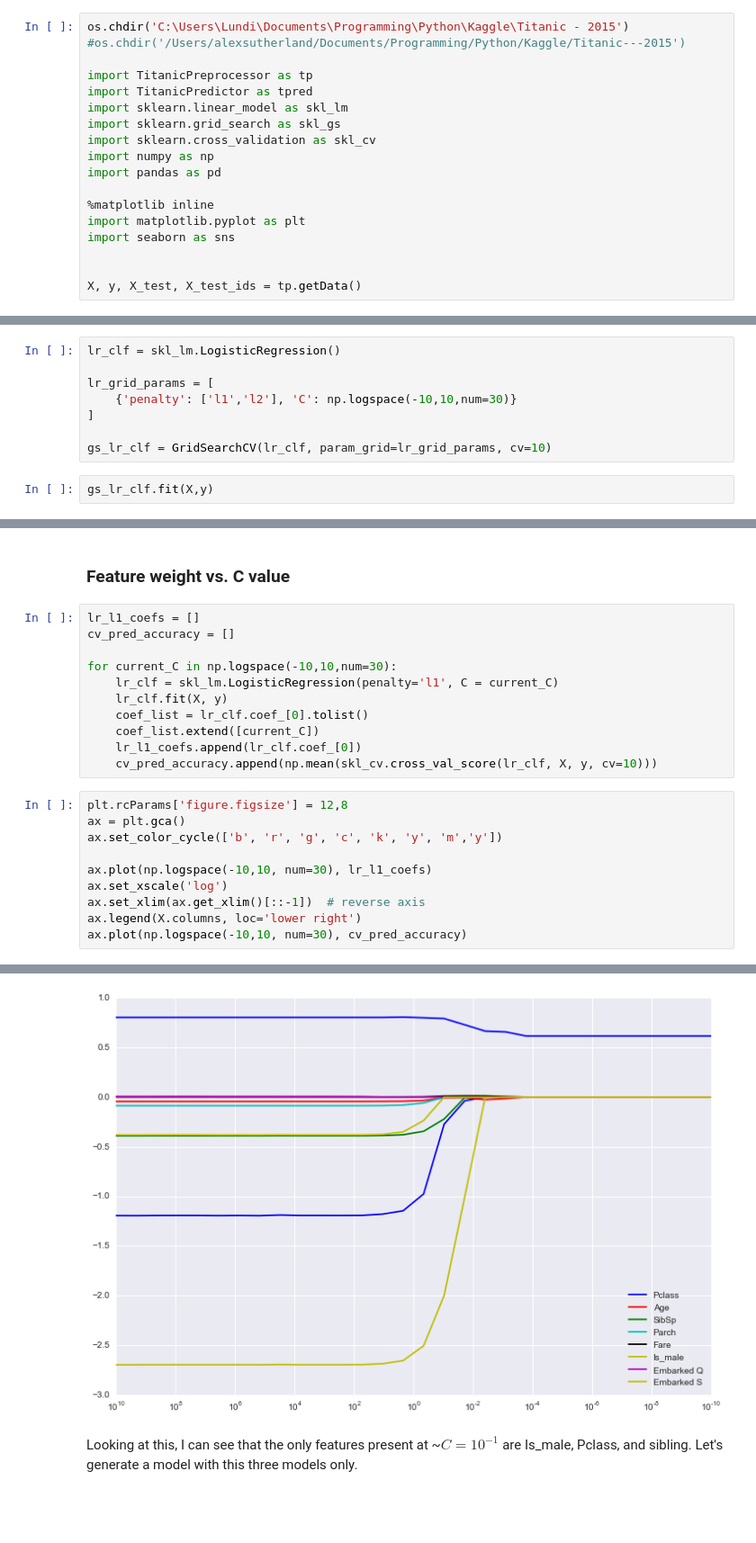
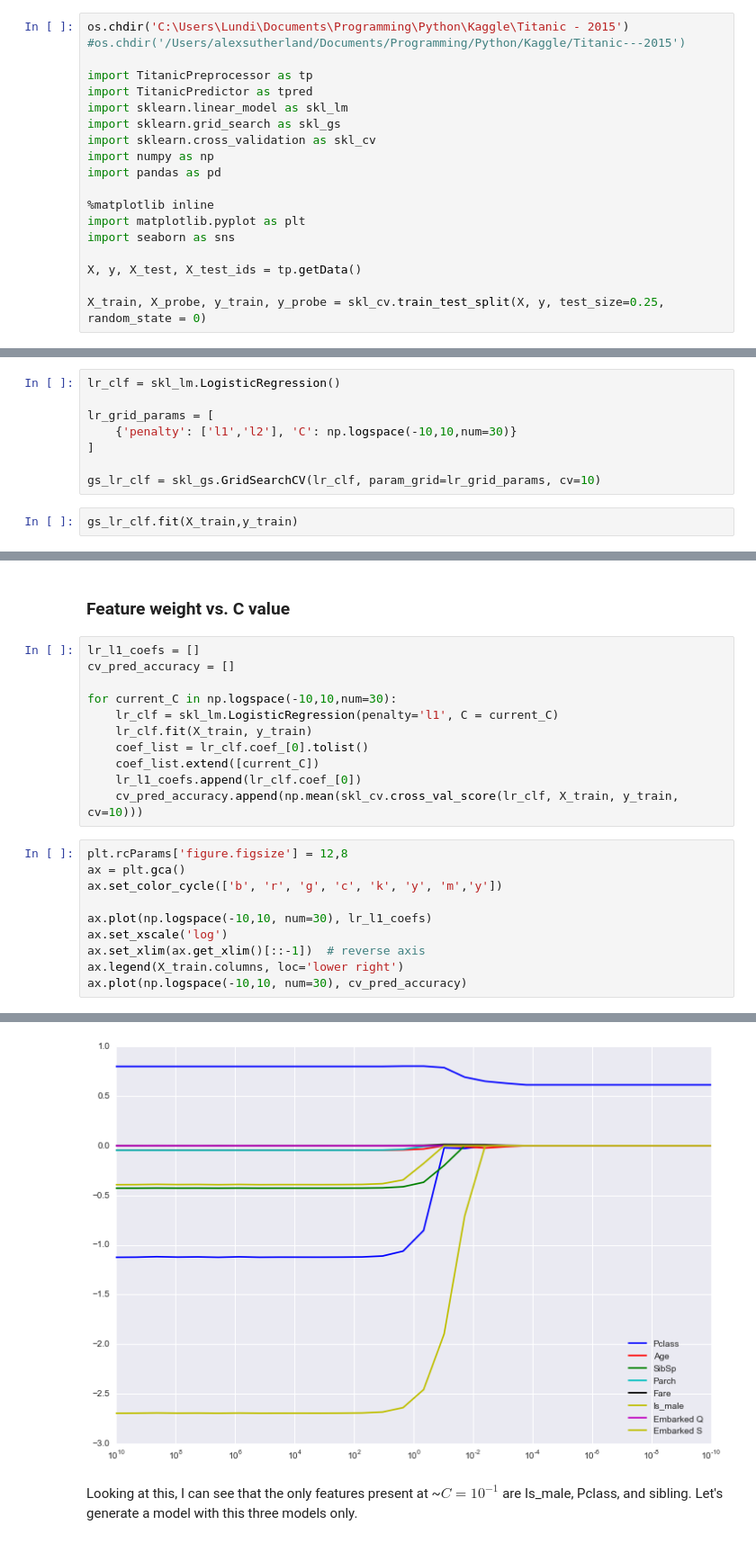
Before and after one commit to asuther/Titanic---2015, a Jupyter notebook: Stacked Generalization/2015.12.12 - Logistic Regresion.ipynb, the cells around one changed output, grey strips where cells are left out. Shown at 90% size. Saved outputs shown, nothing was run; the diff lists cells and outputs as text; blank space fills up the shorter version.

```diff
--- a/Stacked Generalization/2015.12.12 - Logistic Regresion.ipynb
+++ b/Stacked Generalization/2015.12.12 - Logistic Regresion.ipynb
@@ -32,8 +32,9 @@ import pandas as pd
 import matplotlib.pyplot as plt
 import seaborn as sns
 
+X, y, X_test, X_test_ids = tp.getData()
 
-X, y, X_test, X_test_ids = tp.getData()
+X_train, X_probe, y_train, y_probe = skl_cv.train_test_split(X, y, test_size=0.25, random_state = 0)
 # %% [markdown]
 Creating the model
 # %%
@@ -43,9 +44,9 @@ lr_grid_params = [
     {'penalty': ['l1','l2'], 'C': np.logspace(-10,10,num=30)}
 ]
 
-gs_lr_clf = GridSearchCV(lr_clf, param_grid=lr_grid_params, cv=10)
+gs_lr_clf = skl_gs.GridSearchCV(lr_clf, param_grid=lr_grid_params, cv=10)
 # %%
-gs_lr_clf.fit(X,y)
+gs_lr_clf.fit(X_train,y_train)
 # %% [output]
 GridSearchCV(cv=10, error_score='raise',
        estimator=LogisticRegression(C=1.0, class_weight=None, dual=False, fit_intercept=True,
@@ -88,24 +89,24 @@ cv_pred_accuracy = []
 
 for current_C in np.logspace(-10,10,num=30):
     lr_clf = skl_lm.LogisticRegression(penalty='l1', C = current_C)
-    lr_clf.fit(X, y)
+    lr_clf.fit(X_train, y_train)
     coef_list = lr_clf.coef_[0].tolist()
     coef_list.extend([current_C])
     lr_l1_coefs.append(lr_clf.coef_[0])
-    cv_pred_accuracy.append(np.mean(skl_cv.cross_val_score(lr_clf, X, y, cv=10)))
+    cv_pred_accuracy.append(np.mean(skl_cv.cross_val_score(lr_clf, X_train, y_train, cv=10)))
 # %%
 plt.rcParams['figure.figsize'] = 12,8
 ax = plt.gca()
 ax.set_color_cycle(['b', 'r', 'g', 'c', 'k', 'y', 'm','y'])
 
 ax.plot(np.logspace(-10,10, num=30), lr_l1_coefs)
 ax.set_xscale('log')
 ax.set_xlim(ax.get_xlim()[::-1])  # reverse axis
-ax.legend(X.columns, loc='lower right')
+ax.legend(X_train.columns, loc='lower right')
 ax.plot(np.logspace(-10,10, num=30), cv_pred_accuracy)
 # %% [output]
 [<matplotlib.lines.Line2D at 0x...>]
-[figure, old version]
+[figure, new version]
 # %% [markdown]
 Looking at this, I can see that the only features present at ~$C = 10^{-1}$ are Is_male, Pclass, and sibling. Let's generate a model with this three models only.
 # %%
```
Also changed, not shown: parts of 7 cells of this notebook, 10 other files.
